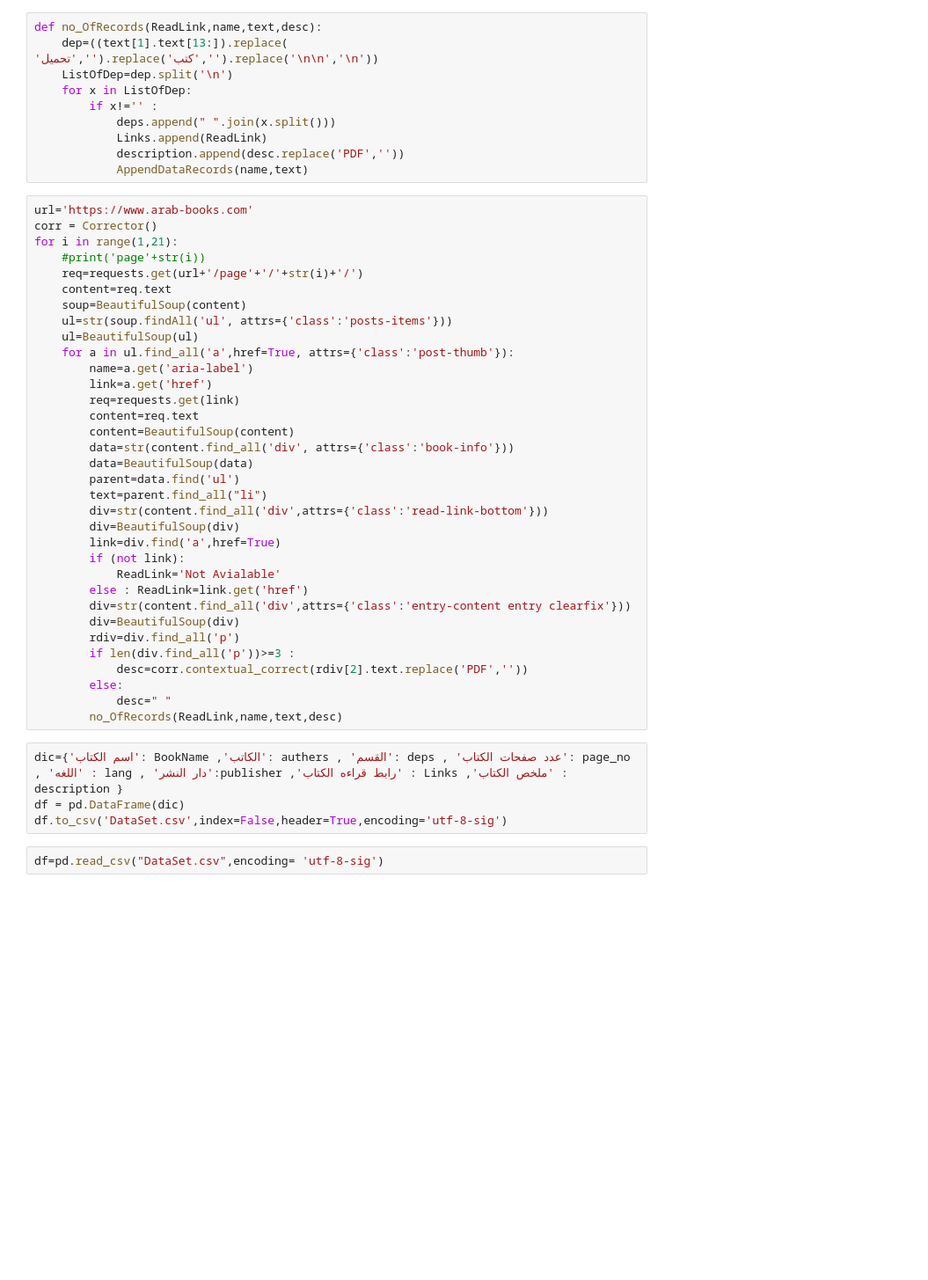
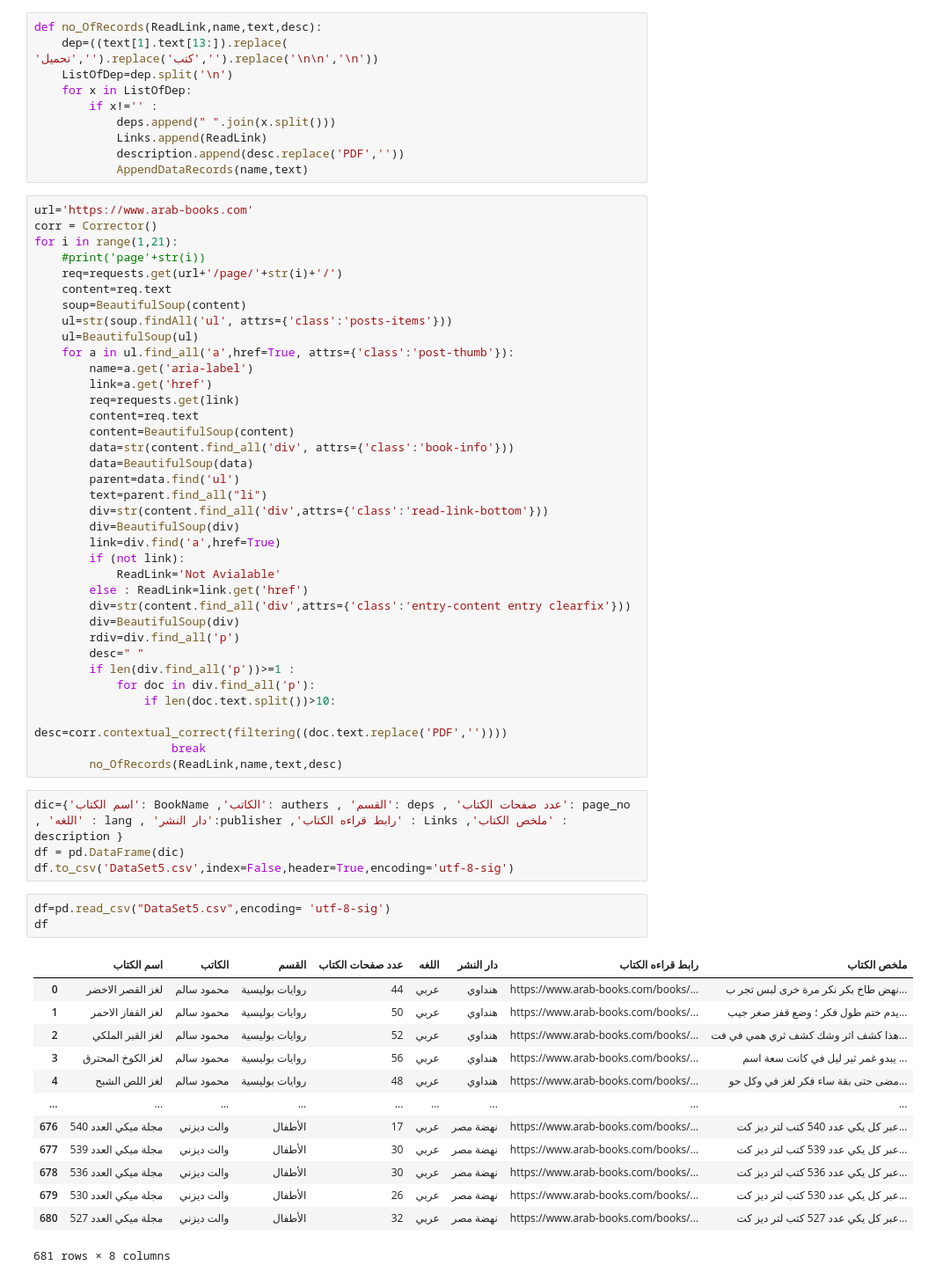
Before and after one commit to HadeerSayed/Selected-3, a Jupyter notebook: Selected_3.ipynb, the cells around one changed output. Shown: that part at 88% size. Cells and saved outputs as stored; diff of their text form; blank space fills up the shorter version.

```diff
--- a/Selected_3.ipynb
+++ b/Selected_3.ipynb
@@ -69,7 +95,7 @@ url='https://www.arab-books.com'
 corr = Corrector()
 for i in range(1,21):
     #print('page'+str(i))
-    req=requests.get(url+'/page'+'/'+str(i)+'/')
+    req=requests.get(url+'/page/'+str(i)+'/')
     content=req.text
     soup=BeautifulSoup(content)
     ul=str(soup.findAll('ul', attrs={'class':'posts-items'}))
@@ -93,17 +119,34 @@ for i in range(1,21):
         div=str(content.find_all('div',attrs={'class':'entry-content entry clearfix'}))
         div=BeautifulSoup(div)
         rdiv=div.find_all('p')
-        if len(div.find_all('p'))>=3 :
-            desc=corr.contextual_correct(rdiv[2].text.replace('PDF',''))
-        else:
-            desc=" "
+        desc=" "
+        if len(div.find_all('p'))>=1 :
+            for doc in div.find_all('p'):
+                if len(doc.text.split())>10:
+                    desc=corr.contextual_correct(filtering((doc.text.replace('PDF',''))))
+                    break
         no_OfRecords(ReadLink,name,text,desc)
 # %%
 dic={'اسم الكتاب': BookName ,'الكاتب': authers , 'القسم': deps , 'عدد صفحات الكتاب': page_no , 'اللغه' : lang , 'دار النشر':publisher ,'رابط قراءه الكتاب' : Links ,'ملخص الكتاب' : description }
 df = pd.DataFrame(dic)
-df.to_csv('DataSet.csv',index=False,header=True,encoding='utf-8-sig')
+df.to_csv('DataSet5.csv',index=False,header=True,encoding='utf-8-sig')
 # %%
-df=pd.read_csv("DataSet.csv",encoding= 'utf-8-sig')
+df=pd.read_csv("DataSet5.csv",encoding= 'utf-8-sig')
+df
+# %% [output]
+|  | اسم الكتاب | الكاتب | القسم | عدد صفحات الكتاب | اللغه | دار النشر | رابط قراءه الكتاب | ملخص الكتاب |
+| 0 | لغز القصر الاخضر | محمود سالم | روايات بوليسية | 44 | عربي | هنداوي | https://www.arab-books.com/books/... | نهض طاخ بكر نكر مرة خرى لبس تجر ب... |
+| 1 | لغز القفاز الاحمر | محمود سالم | روايات بوليسية | 50 | عربي | هنداوي | https://www.arab-books.com/books/... | يدم ختم طول فكر ؛ وضع قفز صغر جيب... |
+| 2 | لغز القبر الملكي | محمود سالم | روايات بوليسية | 52 | عربي | هنداوي | https://www.arab-books.com/books/... | هذا كشف اثر وشك كشف ثري همي في فت... |
+| 3 | لغز الكوخ المحترق | محمود سالم | روايات بوليسية | 56 | عربي | هنداوي | https://www.arab-books.com/books/... | يبدو غمر ثير ليل في كانت سعة اسم ... |
+| 4 | لغز اللص الشبح | محمود سالم | روايات بوليسية | 48 | عربي | هنداوي | https://www.arab-books.com/books/... | مضى حتى بقة ساء فكر لغز في وكل حو... |
+| ... | ... | ... | ... | ... | ... | ... | ... | ... |
+| 676 | مجلة ميكي العدد 540 | والت ديزني | الأطفال | 17 | عربي | نهضة مصر | https://www.arab-books.com/books/... | عبر كل يكي عدد 540 كتب لتر ديز كت... |
+| 677 | مجلة ميكي العدد 539 | والت ديزني | الأطفال | 30 | عربي | نهضة مصر | https://www.arab-books.com/books/... | عبر كل يكي عدد 539 كتب لتر ديز كت... |
+| 678 | مجلة ميكي العدد 536 | والت ديزني | الأطفال | 30 | عربي | نهضة مصر | https://www.arab-books.com/books/... | عبر كل يكي عدد 536 كتب لتر ديز كت... |
+| 679 | مجلة ميكي العدد 530 | والت ديزني | الأطفال | 26 | عربي | نهضة مصر | https://www.arab-books.com/books/... | عبر كل يكي عدد 530 كتب لتر ديز كت... |
+| 680 | مجلة ميكي العدد 527 | والت ديزني | الأطفال | 32 | عربي | نهضة مصر | https://www.arab-books.com/books/... | عبر كل يكي عدد 527 كتب لتر ديز كت... |
+681 rows × 8 columns
 # %%
 columns=['اسم الكتاب','الكاتب','القسم','ملخص الكتاب']
 df=df[columns]
```
Also changed, not shown: parts of 9 cells of this notebook, 1 other file.
